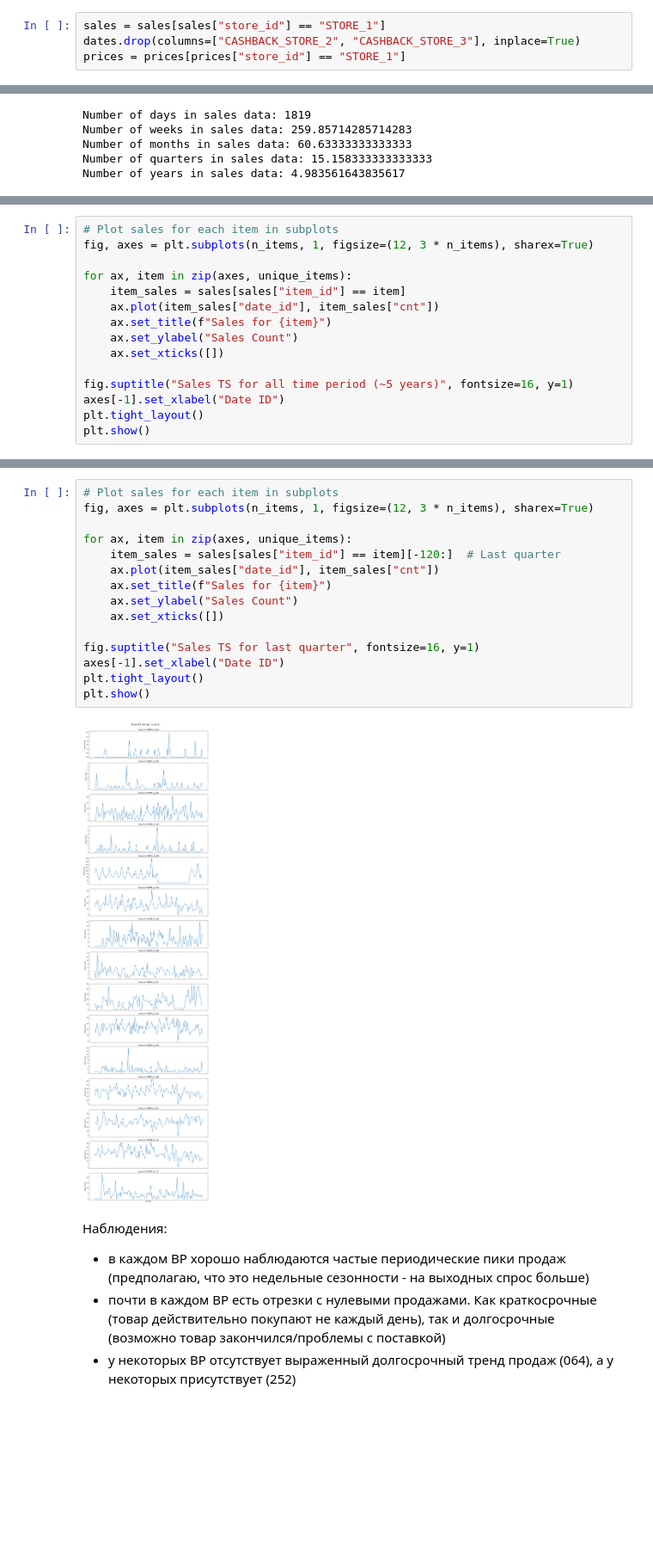
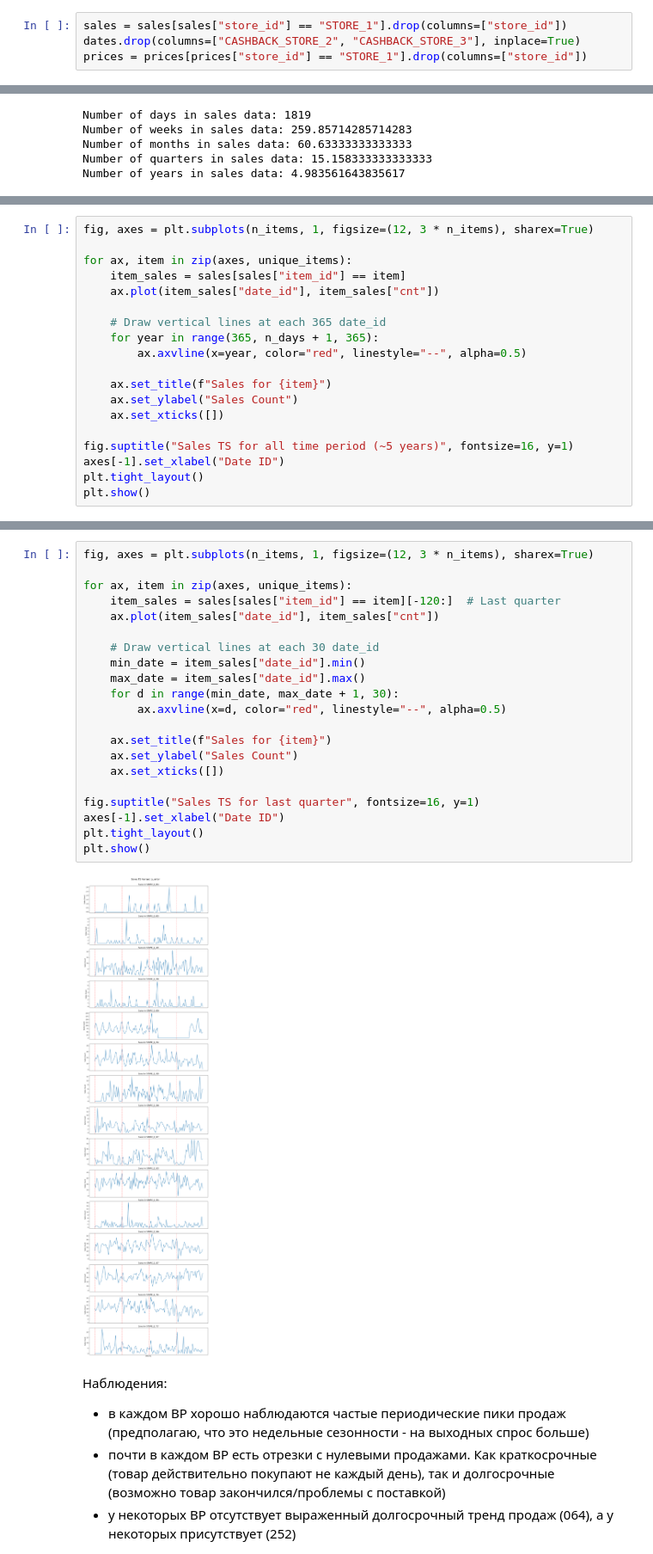
Before and after one commit to deniskirbaba/time-series-analysis, a Jupyter notebook: final-task/solution/report.ipynb, the cells around one changed output, grey strips where cells are left out. Shown at 86% size. Saved outputs shown, nothing was run; the diff lists cells and outputs as text; blank space fills up the shorter version.

Commit message:
complete common EDA and for 1 item

```diff
--- a/final-task/solution/report.ipynb
+++ b/final-task/solution/report.ipynb
@@ -34,9 +42,9 @@ prices:
 # %% [markdown]
 Далее буду работать с магазином `store_id = STORE_1`.
 # %%
-sales = sales[sales["store_id"] == "STORE_1"]
+sales = sales[sales["store_id"] == "STORE_1"].drop(columns=["store_id"])
 dates.drop(columns=["CASHBACK_STORE_2", "CASHBACK_STORE_3"], inplace=True)
-prices = prices[prices["store_id"] == "STORE_1"]
+prices = prices[prices["store_id"] == "STORE_1"].drop(columns=["store_id"])
 # %%
 utils.pretty_info(sales, "sales")
 utils.pretty_info(dates, "dates")
@@ -114,10 +126,14 @@ Number of years in sales data: 4.983561643835617
 # %%
-# Plot sales for each item in subplots
 fig, axes = plt.subplots(n_items, 1, figsize=(12, 3 * n_items), sharex=True)
 
 for ax, item in zip(axes, unique_items):
     item_sales = sales[sales["item_id"] == item]
     ax.plot(item_sales["date_id"], item_sales["cnt"])
+
+    # Draw vertical lines at each 365 date_id
+    for year in range(365, n_days + 1, 365):
+        ax.axvline(x=year, color="red", linestyle="--", alpha=0.5)
+
     ax.set_title(f"Sales for {item}")
     ax.set_ylabel("Sales Count")
     ax.set_xticks([])
@@ -131,20 +147,26 @@ plt.show()
 # %%
-# Plot sales for each item in subplots
 fig, axes = plt.subplots(n_items, 1, figsize=(12, 3 * n_items), sharex=True)
 
 for ax, item in zip(axes, unique_items):
     item_sales = sales[sales["item_id"] == item][-120:]  # Last quarter
     ax.plot(item_sales["date_id"], item_sales["cnt"])
+
+    # Draw vertical lines at each 30 date_id
+    min_date = item_sales["date_id"].min()
+    max_date = item_sales["date_id"].max()
+    for d in range(min_date, max_date + 1, 30):
+        ax.axvline(x=d, color="red", linestyle="--", alpha=0.5)
+
     ax.set_title(f"Sales for {item}")
     ax.set_ylabel("Sales Count")
     ax.set_xticks([])
 
 fig.suptitle("Sales TS for last quarter", fontsize=16, y=1)
 axes[-1].set_xlabel("Date ID")
 plt.tight_layout()
 plt.show()
 # %% [output]
-[figure, old version]
+[figure, new version]
 # %% [markdown]
 Наблюдения:
 * в каждом ВР хорошо наблюдаются частые периодические пики продаж (предполагаю, что это недельные сезонности - на выходных спрос больше)
```
Also changed, not shown: parts of 65 cells of this notebook, 2 other files.
